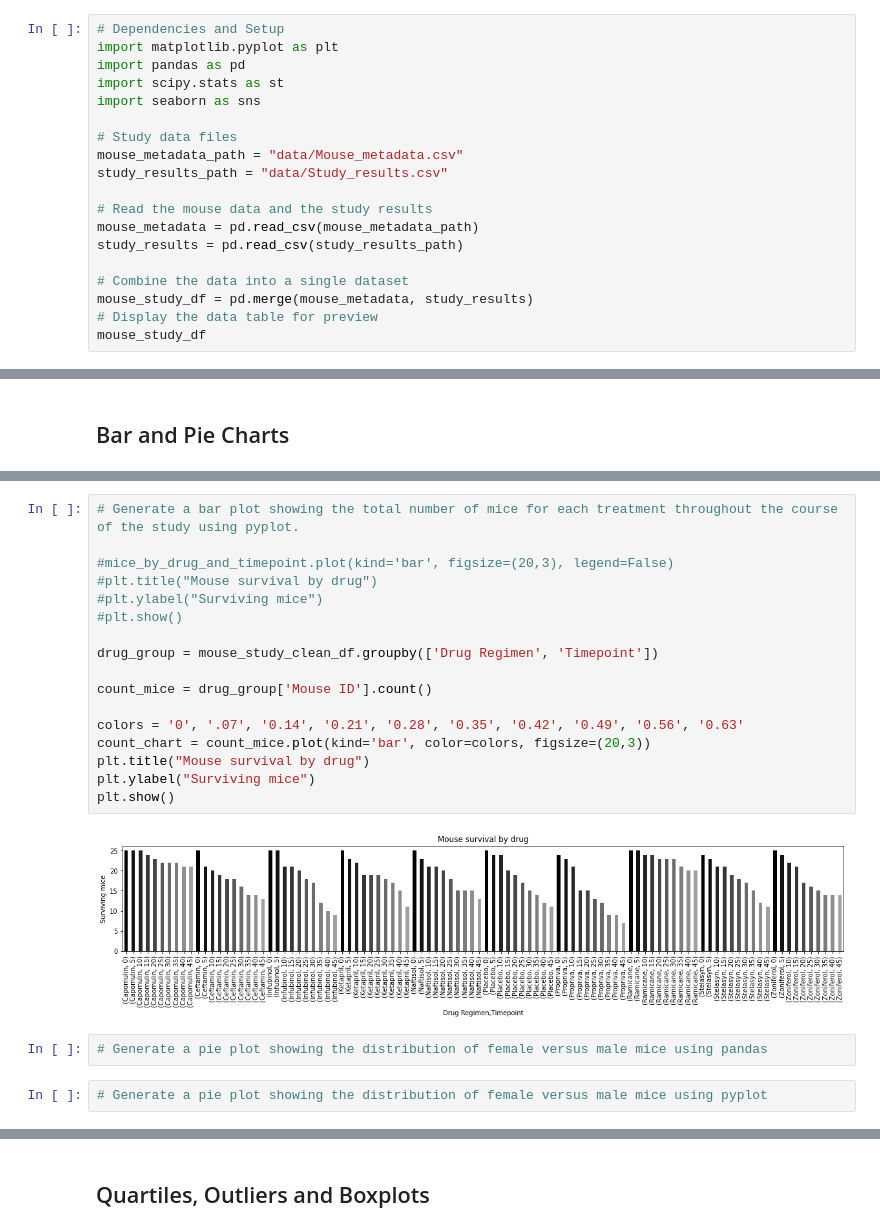
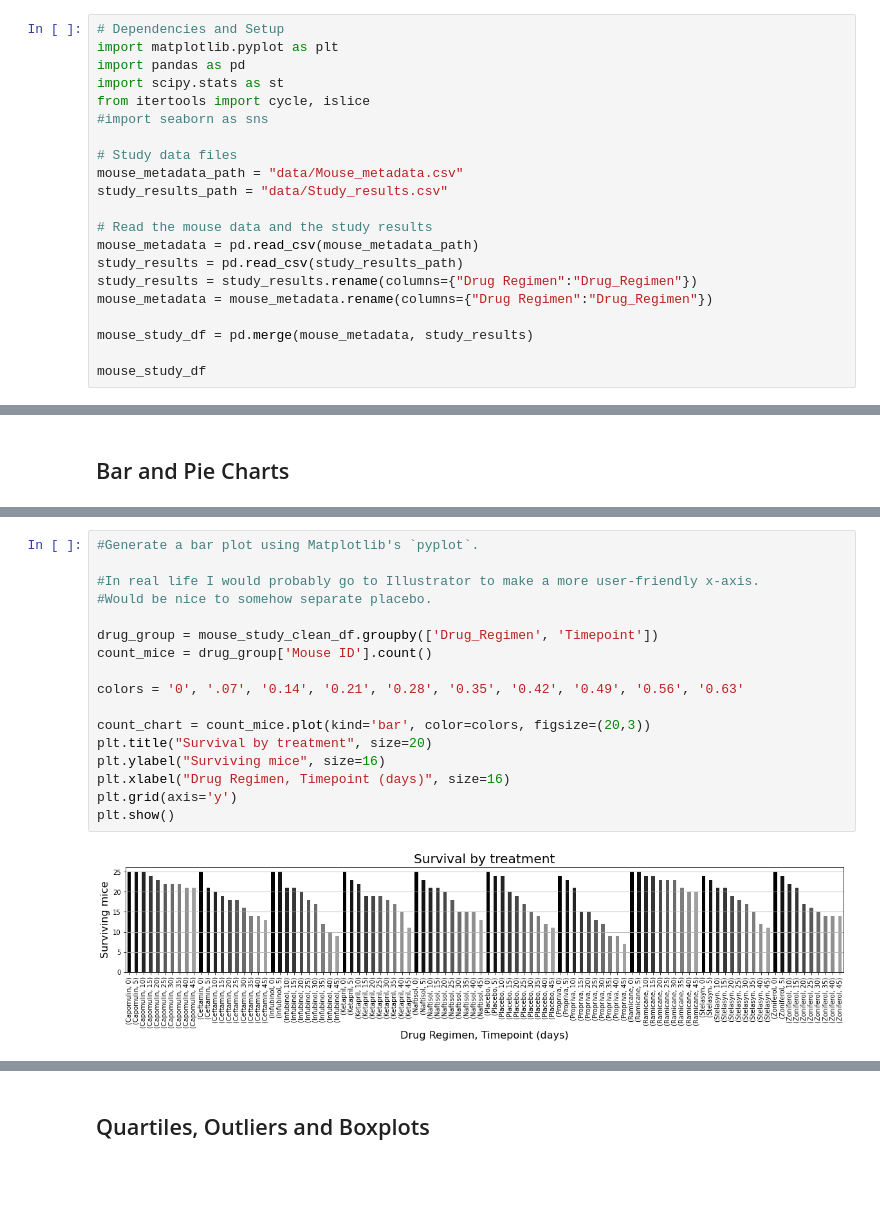
Before and after one commit to bjmacgreg/Pymaceuticals, a Jupyter notebook: pymaceuticals_starter.ipynb, the cells around one changed output, grey strips where cells are left out. Saved outputs shown, nothing was run; the diff lists cells and outputs as text; blank space fills up the shorter version.

```diff
--- a/pymaceuticals_starter.ipynb
+++ b/pymaceuticals_starter.ipynb
@@ -5,7 +11,8 @@
 import matplotlib.pyplot as plt
 import pandas as pd
 import scipy.stats as st
-import seaborn as sns
+from itertools import cycle, islice
+#import seaborn as sns
 
 # Study data files
 mouse_metadata_path = "data/Mouse_metadata.csv"
@@ -14,9 +21,10 @@ study_results_path = "data/Study_results.csv"
 # Read the mouse data and the study results
 mouse_metadata = pd.read_csv(mouse_metadata_path)
 study_results = pd.read_csv(study_results_path)
+study_results = study_results.rename(columns={"Drug Regimen":"Drug_Regimen"})
+mouse_metadata = mouse_metadata.rename(columns={"Drug Regimen":"Drug_Regimen"})
 
-# Combine the data into a single dataset
 mouse_study_df = pd.merge(mouse_metadata, study_results)
-# Display the data table for preview
+
 mouse_study_df
 # %% [output]
@@ -176,23 +204,19 @@ plt.show()
 # %%
-# Generate a bar plot showing the total number of mice for each treatment throughout the course of the study using pyplot.
+#Generate a bar plot using Matplotlib's `pyplot`.
 
-#mice_by_drug_and_timepoint.plot(kind='bar', figsize=(20,3), legend=False)
-#plt.title("Mouse survival by drug")
-#plt.ylabel("Surviving mice")
-#plt.show()
+#In real life I would probably go to Illustrator to make a more user-friendly x-axis.
+#Would be nice to somehow separate placebo.
 
-drug_group = mouse_study_clean_df.groupby(['Drug Regimen', 'Timepoint'])
-
+drug_group = mouse_study_clean_df.groupby(['Drug_Regimen', 'Timepoint'])
 count_mice = drug_group['Mouse ID'].count()
 
 colors = '0', '.07', '0.14', '0.21', '0.28', '0.35', '0.42', '0.49', '0.56', '0.63'
+
 count_chart = count_mice.plot(kind='bar', color=colors, figsize=(20,3))
-plt.title("Mouse survival by drug")
-plt.ylabel("Surviving mice")
+plt.title("Survival by treatment", size=20)
+plt.ylabel("Surviving mice", size=16)
+plt.xlabel("Drug Regimen, Timepoint (days)", size=16)
+plt.grid(axis='y')
 plt.show()
 # %% [output]
-[figure, old version]
+[figure, new version]
-# %%
-# Generate a pie plot showing the distribution of female versus male mice using pandas
-# %%
-# Generate a pie plot showing the distribution of female versus male mice using pyplot
```
Also changed, not shown: parts of 17 cells of this notebook, 1 other file.
